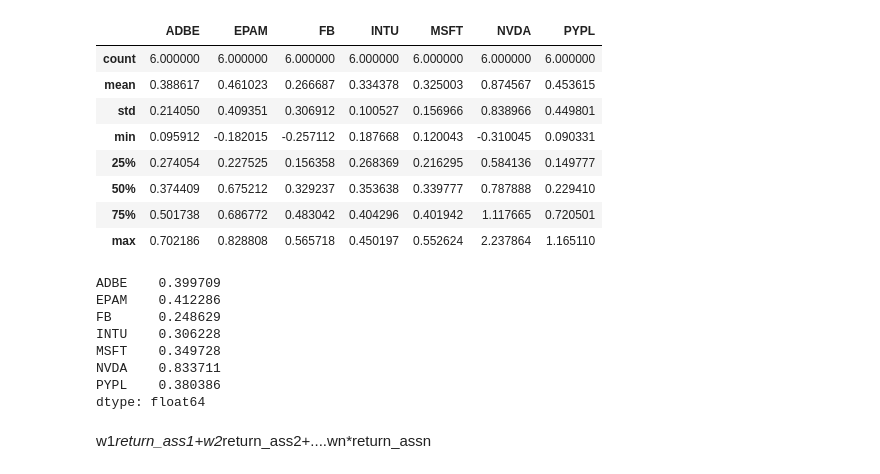
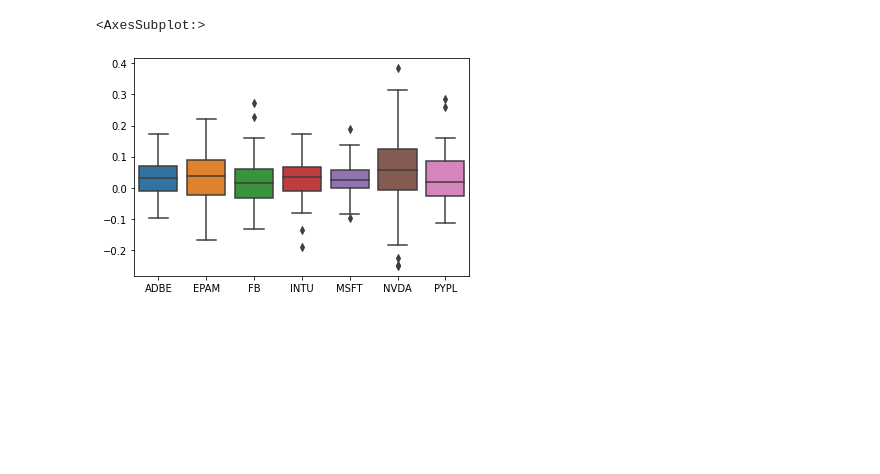
Before and after one commit to Shinizlc/Portfolio, a Jupyter notebook: Efficient_Frontier_and_Weights.ipynb, the cells around one changed output. Drawn from its saved outputs; the diff is of its cells as text; code cells hidden in the pictures; blank space fills up the shorter version.

```diff
--- a/Efficient_Frontier_and_Weights.ipynb
+++ b/Efficient_Frontier_and_Weights.ipynb
@@ -21,18 +22,10 @@ def get_return(tickers:list,start_data:str,end_date:str)->pd.DataFrame:
 returns,data = get_return(tickers,'01/01/2010','12/08/2021')
 # %%
 data_mon = data.resample('M').last()
-# %%
-data_year=data.resample('Y').last().pct_change().dropna()
-data_year.describe()
-# %% [output]
-|  | ADBE | EPAM | FB | INTU | MSFT | NVDA | PYPL |
-| count | 6.000000 | 6.000000 | 6.000000 | 6.000000 | 6.000000 | 6.000000 | 6.000000 |
-| mean | 0.388617 | 0.461023 | 0.266687 | 0.334378 | 0.325003 | 0.874567 | 0.453615 |
-| std | 0.214050 | 0.409351 | 0.306912 | 0.100527 | 0.156966 | 0.838966 | 0.449801 |
-| min | 0.095912 | -0.182015 | -0.257112 | 0.187668 | 0.120043 | -0.310045 | 0.090331 |
-| 25% | 0.274054 | 0.227525 | 0.156358 | 0.268369 | 0.216295 | 0.584136 | 0.149777 |
-| 50% | 0.374409 | 0.675212 | 0.329237 | 0.353638 | 0.339777 | 0.787888 | 0.229410 |
-| 75% | 0.501738 | 0.686772 | 0.483042 | 0.404296 | 0.401942 | 1.117665 | 0.720501 |
-| max | 0.702186 | 0.828808 | 0.565718 | 0.450197 | 0.552624 | 2.237864 | 1.165110 |
+# %%
+sns.boxplot(data=return_mon)
+# %% [output]
+<AxesSubplot:>
+[figure, added]
 # %%
 return_mon = data_mon.pct_change().dropna()
@@ -43,13 +34,0 @@ annualized_return = (1+return_mon).prod()**(12/return_mon.shape[0])-1
-# %%
-annualized_return
-# %% [output]
-ADBE    0.399709
-EPAM    0.412286
-FB      0.248629
-INTU    0.306228
-MSFT    0.349728
-NVDA    0.833711
-PYPL    0.380386
-dtype: float64
-# %% [markdown]
-w1*return_ass1+w2*return_ass2+....wn*return_assn
```
Also changed, not shown: parts of 26 cells of this notebook.
